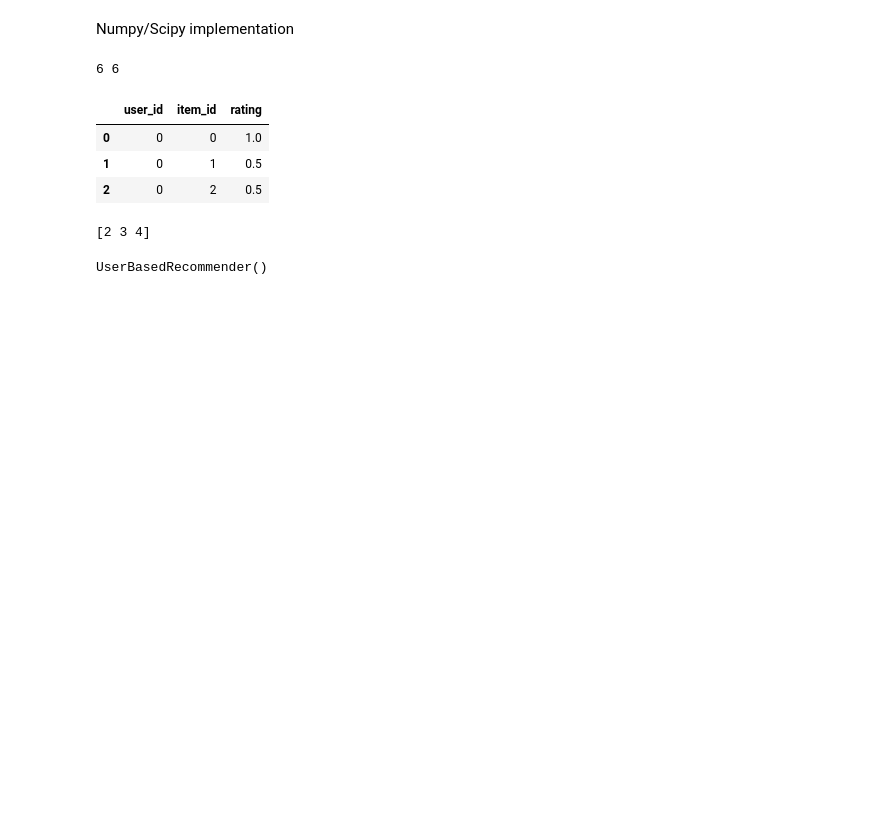
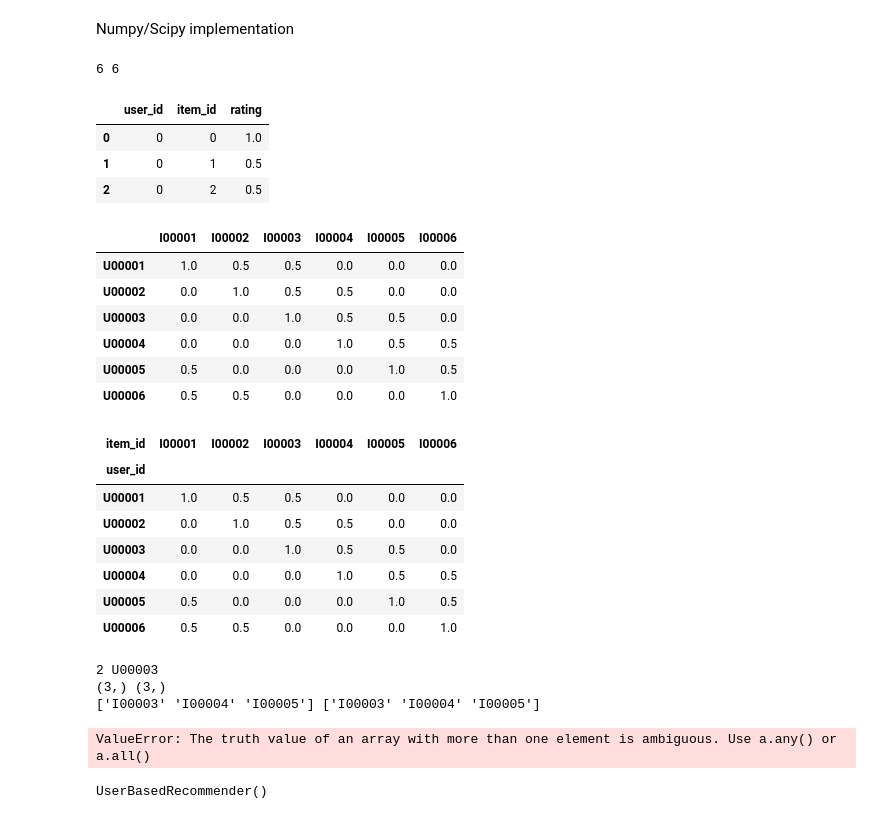
Before and after one commit to DungBeetleBASH/recsys-pipeliner, a Jupyter notebook: notebooks/user_based_collaborative_filtering.ipynb, the cells around one changed output. Saved outputs shown, nothing was run; the diff lists cells and outputs as text; code cells hidden in the pictures; blank space fills up the shorter version.

```diff
--- a/notebooks/user_based_collaborative_filtering.ipynb
+++ b/notebooks/user_based_collaborative_filtering.ipynb
@@ -146,15 +146,45 @@ user_item_matrix_transformer_np = UserItemMatrixTransformer()
 user_item_matrix_np = user_item_matrix_transformer_np.transform(user_item_ratings_np)
 
 assert isinstance(user_item_matrix_np, sp.sparse.spmatrix)
+# %%
+# sense check
+display(pd.DataFrame(user_item_matrix_np.toarray(), columns=unique_items, index=unique_users))
+display(user_item_matrix_pd)
+
+np.testing.assert_array_equal(user_item_matrix_np.toarray(), user_item_matrix_pd.to_numpy())
+# %% [output]
+|  | I00001 | I00002 | I00003 | I00004 | I00005 | I00006 |
+| U00001 | 1.0 | 0.5 | 0.5 | 0.0 | 0.0 | 0.0 |
+| U00002 | 0.0 | 1.0 | 0.5 | 0.5 | 0.0 | 0.0 |
+| U00003 | 0.0 | 0.0 | 1.0 | 0.5 | 0.5 | 0.0 |
+| U00004 | 0.0 | 0.0 | 0.0 | 1.0 | 0.5 | 0.5 |
+| U00005 | 0.5 | 0.0 | 0.0 | 0.0 | 1.0 | 0.5 |
+| U00006 | 0.5 | 0.5 | 0.0 | 0.0 | 0.0 | 1.0 |
+| item_id | I00001 | I00002 | I00003 | I00004 | I00005 | I00006 |
+| user_id |  |  |  |  |  |  |
+| U00001 | 1.0 | 0.5 | 0.5 | 0.0 | 0.0 | 0.0 |
+| U00002 | 0.0 | 1.0 | 0.5 | 0.5 | 0.0 | 0.0 |
+| U00003 | 0.0 | 0.0 | 1.0 | 0.5 | 0.5 | 0.0 |
+| U00004 | 0.0 | 0.0 | 0.0 | 1.0 | 0.5 | 0.5 |
+| U00005 | 0.5 | 0.0 | 0.0 | 0.0 | 1.0 | 0.5 |
+| U00006 | 0.5 | 0.5 | 0.0 | 0.0 | 0.0 | 1.0 |
 # %%
 # get the 5 most similar users
 
 user_id_encoded = user_encoder.transform([user_id])[0]
+print(user_id_encoded, user_id)
 
 single_user_matrix_np = user_item_matrix_np[user_id_encoded] #.toarray()[0] # can't seem to avoid this
-user_rated_items_np = np.nonzero(single_user_matrix_np > 0)
+user_rated_items_np = np.nonzero(single_user_matrix_np > 0)[1]
+user_rated_items_decoded = item_encoder.inverse_transform(user_rated_items_np)
 
-print(user_rated_items_np[1])
+print(user_rated_items_decoded.shape, user_rated_items.index.to_numpy().shape)
+print(user_rated_items_decoded, user_rated_items.index.to_numpy())
+
+for v1, v2 in zip(user_rated_items_decoded, user_rated_items.index):
+    assert v1 == v2
+
+assert np.testing.assert_array_equal(user_rated_items_decoded, user_rated_items.index.to_numpy(), verbose=True)
 
 # user_mask = (single_user_matrix_np > 0) * (np.arange(single_user_matrix_np.size) != user_id_encoded)
 # similar_users = np.nonzero(user_mask)
@@ -172,7 +202,10 @@ print(user_rated_items_np[1])
 
 # get the top 5
 # %% [output]
-[2 3 4]
+2 U00003
+(3,) (3,)
+['I00003' 'I00004' 'I00005'] ['I00003' 'I00004' 'I00005']
+ValueError: The truth value of an array with more than one element is ambiguous. Use a.any() or a.all()
 # %%
 # produce the same results uisng the library (np implementation) - they should be the same
 
```
